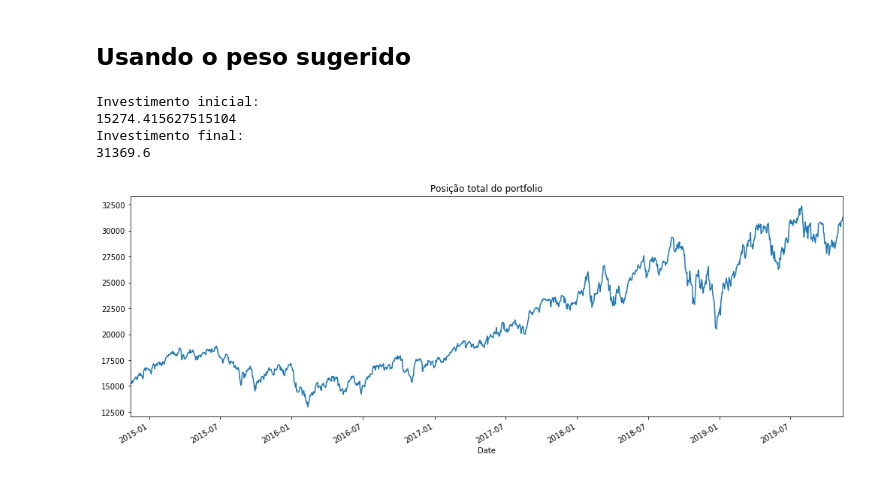
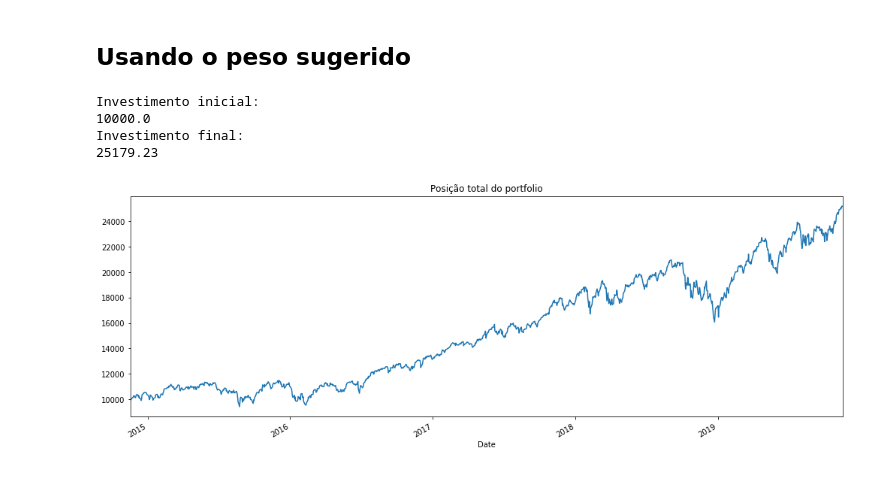
Before and after one commit to albertoivo/nossasrotas-finance, a Jupyter notebook: Sharpe Ratio & Frontier - ETF - USA.ipynb, the cells around one changed output. Saved outputs shown, nothing was run; the diff lists cells and outputs as text; code cells hidden in the pictures.

```diff
--- a/Sharpe Ratio & Frontier - ETF - USA.ipynb
+++ b/Sharpe Ratio & Frontier - ETF - USA.ipynb
@@ -38,10 +40,10 @@ for acao_df, alocacao in zip((vht, xsd), pesos):
 # %% [markdown]
 ## Posição de cada ativo no portfólio
 # %%
-for acao_df in (vht, xsd):
+for acao_df in (vht, xsd, qqq, vgt):
     acao_df['Posicao'] = acao_df['Alocacao'] * 10000
 # %%
-todas_posicoes = [vht['Posicao'], xsd['Posicao']]
+todas_posicoes = [vht['Posicao'], xsd['Posicao'], qqq['Posicao'], vgt['Posicao']]
 
 # DF que terá colunas adicionadas como Total e Retorno Diário
 portfolio_posicao = pd.concat(todas_posicoes, axis=1)
@@ -49,7 +51,7 @@ portfolio_posicao = pd.concat(todas_posicoes, axis=1)
 # DF que terá apenas as ações com o Adj Close column
 portfolio_acoes = pd.concat(todas_posicoes, axis=1)
 # %%
-portfolio_posicao.columns = ['vht', 'xsd']
+portfolio_posicao.columns = ['vht', 'xsd', 'qqq', 'vgt']
 portfolio_acoes.columns = portfolio_posicao.columns
 # %% [markdown]
 ## Desempenho da carteira
@@ -126,7 +128,7 @@ retorno_diario = portfolio_acoes.pct_change(1)
 # %% [markdown]
 ## Gerando milhares de portfólios
 # %%
-num_portfolios = 10000
+num_portfolios = 5000
 pesos_arr = np.zeros((num_portfolios, len(portfolio_acoes.columns)))
 ret_esp_arr = np.zeros(num_portfolios)
 vol_esp_arr = np.zeros(num_portfolios)
@@ -146,7 +148,7 @@ for ind in range(num_portfolios):
     vol_esp_arr[ind] = np.sqrt( np.dot( pesos.T, np.dot( retorno_diario.cov() * len(tickers[0]), pesos ) ) )
 
     # Taxa de Sharpe
-    sharpe_arr[ind] = (ret_esp_arr[ind] - 0.065) / vol_esp_arr[ind]
+    sharpe_arr[ind] = (ret_esp_arr[ind]) / vol_esp_arr[ind]
 
 print(portfolio_acoes.columns)
 print("")
@@ -168,35 +170,35 @@ array([7.26393726e-04, 9.99273606e-01])
 # %%
 pesos = pesos_arr[sharpe_arr.argmax(),:]
 
-for acao_df, alocacao in zip((vht, arkg, vgt, xsd), pesos):
+for acao_df, alocacao in zip((vht, xsd, qqq, vgt), pesos):
     acao_df['Alocacao'] = acao_df['Retorno Normalizado'] * alocacao
 
-for acao_df in (vht, arkg, vgt, xsd):
+for acao_df in (vht, xsd, qqq, vgt):
     acao_df['Posicao'] = acao_df['Alocacao'] * 10000
 
-todas_posicoes = [vht['Posicao'], arkg['Posicao'], vgt['Posicao'], xsd['Posicao']]
+todas_posicoes = [vht['Posicao'], xsd['Posicao'], qqq['Posicao'], vgt['Posicao']]
 
 # DF que terá colunas adicionadas como Total e Retorno Diário
 portfolio_posicao = pd.concat(todas_posicoes, axis=1)
 
 # DF que terá apenas as ações com o Adj Close column
 portfolio_acoes = pd.concat(todas_posicoes, axis=1)
 
-portfolio_posicao.columns = ['vht', 'arkg', 'vgt', 'xsd']
+portfolio_posicao.columns = ['vht', 'xsd', 'qqq', 'vgt']
 portfolio_acoes.columns = portfolio_posicao.columns
 
 portfolio_posicao['Total'] = portfolio_posicao.sum(axis=1)
 
 print('Investimento inicial:')
 print(portfolio_posicao['Total'][0])
 print('Investimento final:')
 print(round(portfolio_posicao['Total'][-1], 2))
 
 portfolio_posicao['Total'].plot(figsize=(17,6))
 plt.title('Posição total do portfolio');
 # %% [output]
 Investimento inicial:
-15274.415627515104
+10000.0
 Investimento final:
-31369.6
+25179.23
-[figure, old version]
+[figure, new version]
```
Also changed, not shown: parts of 15 cells of this notebook, 5 other files.
